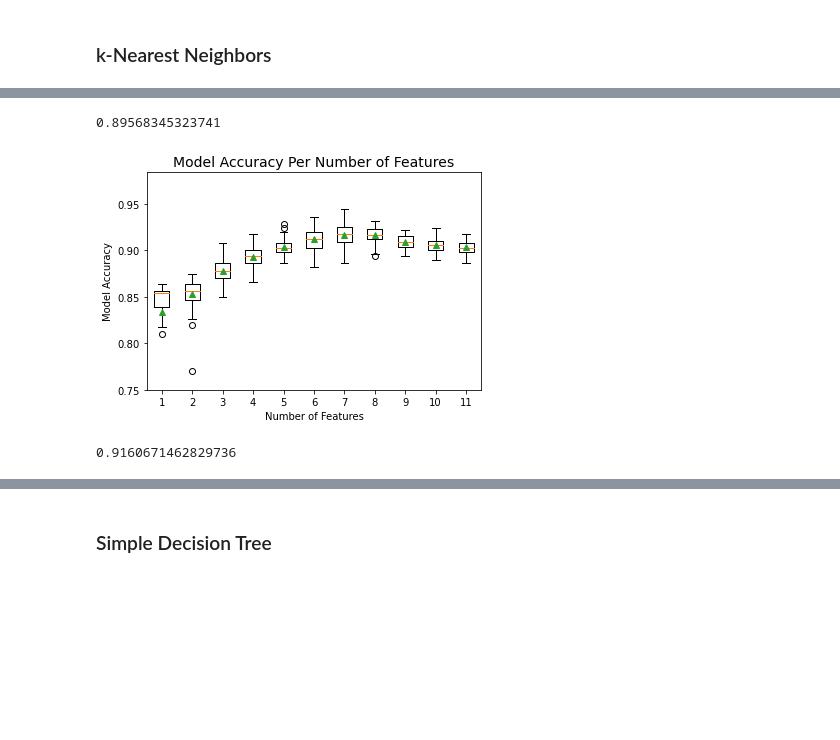
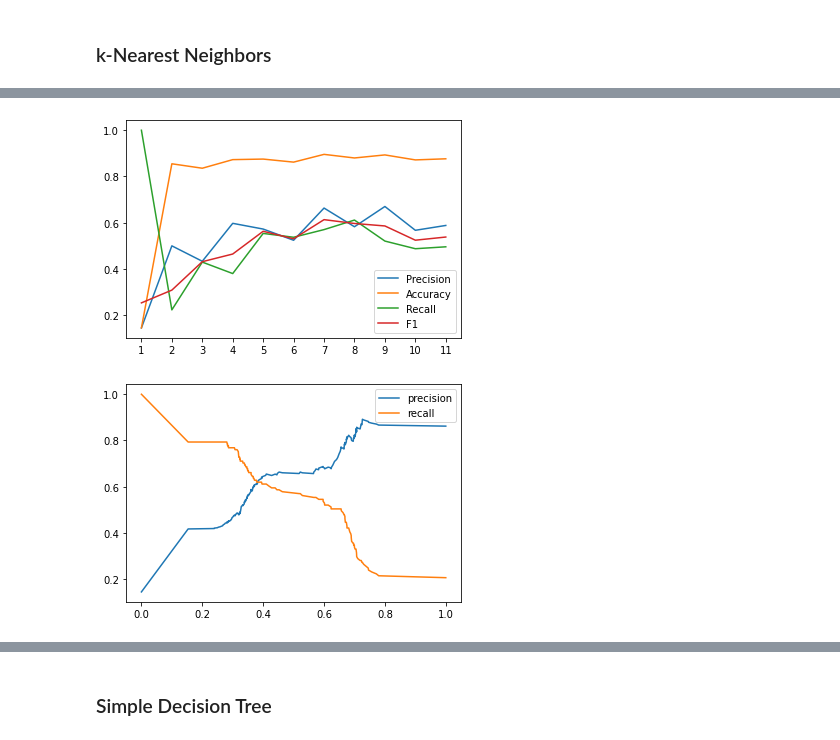
Before and after one commit to Sombrero7/project3, a Jupyter notebook: final_notebook.ipynb, the cells around one changed output, grey strips where cells are left out. Cells and saved outputs as stored; diff of their text form; code cells hidden in the pictures; blank space fills up the shorter version.

```diff
--- a/final_notebook.ipynb
+++ b/final_notebook.ipynb
@@ -287,12 +265,12 @@ ordered_corrs = list(corrs.index)
 # %%
-knn_pipe = Pipeline([('ss', StandardScaler()),
-                     ('norm', Normalizer()),
+knn_pipe = Pipeline([('scaler', StandardScaler()),
+                     ('normalizer', Normalizer()),
                      ('knn', KNeighborsClassifier())])
 
-knn_grid = {'knn__n_neighbors':[1,7,11,13,17,19,21],
-        'knn__p':[1,2,3],
-        'knn__weights': ['uniform','distance']}
+knn_grid = {
+    'scaler':[None, StandardScaler(), MinMaxScaler()],
+    'normalizer':[None, Normalizer()],
+    'knn__n_neighbors':[1,3,7,11,17],
+    'knn__p':[1,2,3],
+    'knn__weights': ['uniform','distance']
+}
-# %%
-gs_knn = GridSearchCV(estimator=knn_pipe, param_grid = knn_grid)
-# %%
-gs_knn.fit(X_train_df, np.ravel(y_train_df))
@@ -312,6 +277,2 @@ Pipeline(steps=[('ss', StandardScaler()), ('norm', Normalizer()),
-# %%
-gs_knn.score(X_test_df, np.ravel(y_test_df))
-# %% [output]
-0.89568345323741
 # %%
 models = []
@@ -340,13 +305,24 @@ for i in range(1, len(ordered_corrs)):
-# %%
-plt.boxplot(scores, labels=num_features, showmeans=True)
-plt.xlabel('Number of Features')
-plt.ylabel('Model Accuracy')
-plt.title('Model Accuracy Per Number of Features', fontsize=14)
-plt.ylim(bottom=.75)
-plt.show()
-# %% [output]
-[figure, removed]
-# %%
-models[7].score(X_test[ordered_corrs[:8]], y_test)
-# %% [output]
-0.9160671462829736
+# %%
+accuracy_scores = []
+precision_scores = []
+recall_scores = []
+f1_scores = []
+
+for i in range(len(num_features)):
+
+    y_train_pred = train_preds[i]
+    y_test_pred = test_preds[i]
+
+    accuracy_scores.append(accuracy_score(y_test, y_test_pred))
+    precision_scores.append(precision_score(y_test, y_test_pred))
+    recall_scores.append(recall_score(y_test, y_test_pred))
+    f1_scores.append(f1_score(y_test, y_test_pred))
+# %%
+plt.plot(num_features, precision_scores, label='Precision')
+plt.plot(num_features, accuracy_scores, label='Accuracy')
+plt.plot(num_features, recall_scores, label='Recall')
+plt.plot(num_features, f1_scores, label='F1')
+plt.legend()
+plt.show()
+# %% [output]
+[figure, added]
@@ -352,0 +345,7 @@ models[7].score(X_test[ordered_corrs[:8]], y_test)
+# %%
+plt.plot(thresholds, precision[:-1], label='precision')
+plt.plot(thresholds, recall[:-1], label='recall')
+plt.legend()
+plt.show()
+# %% [output]
+[figure, added]
```
Also changed, not shown: parts of 39 cells of this notebook.
